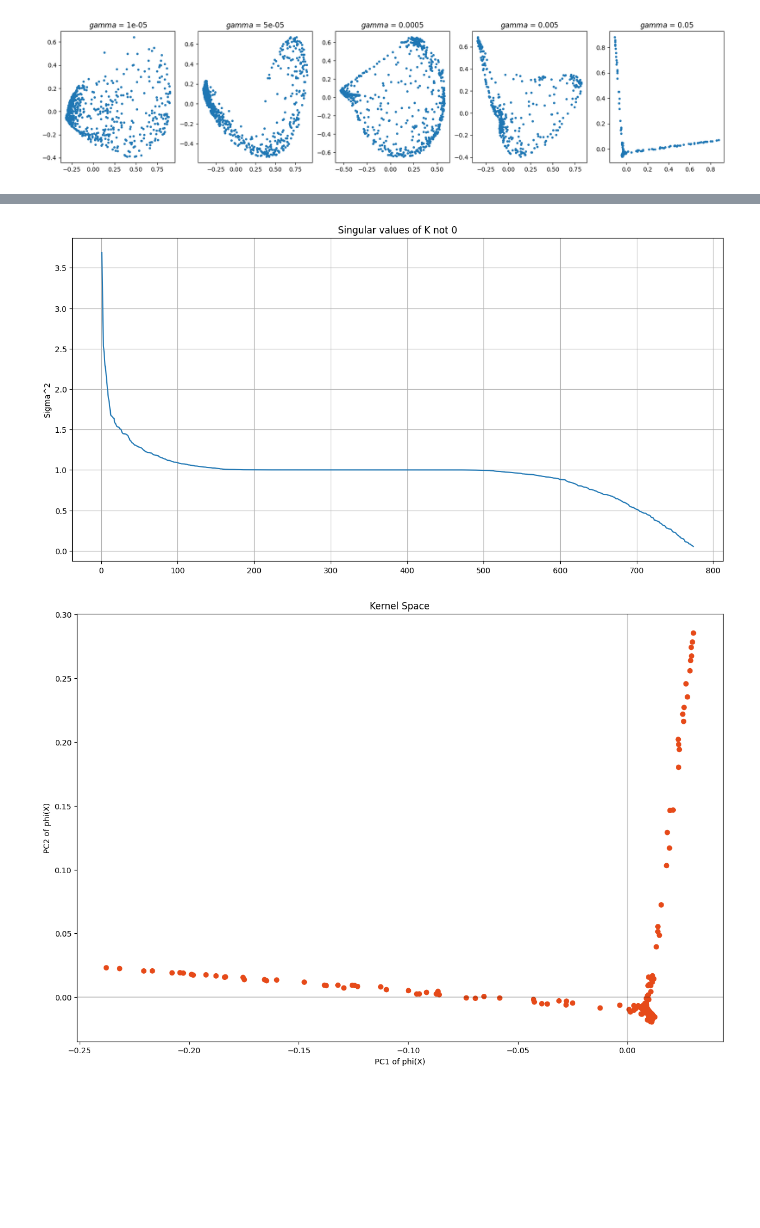
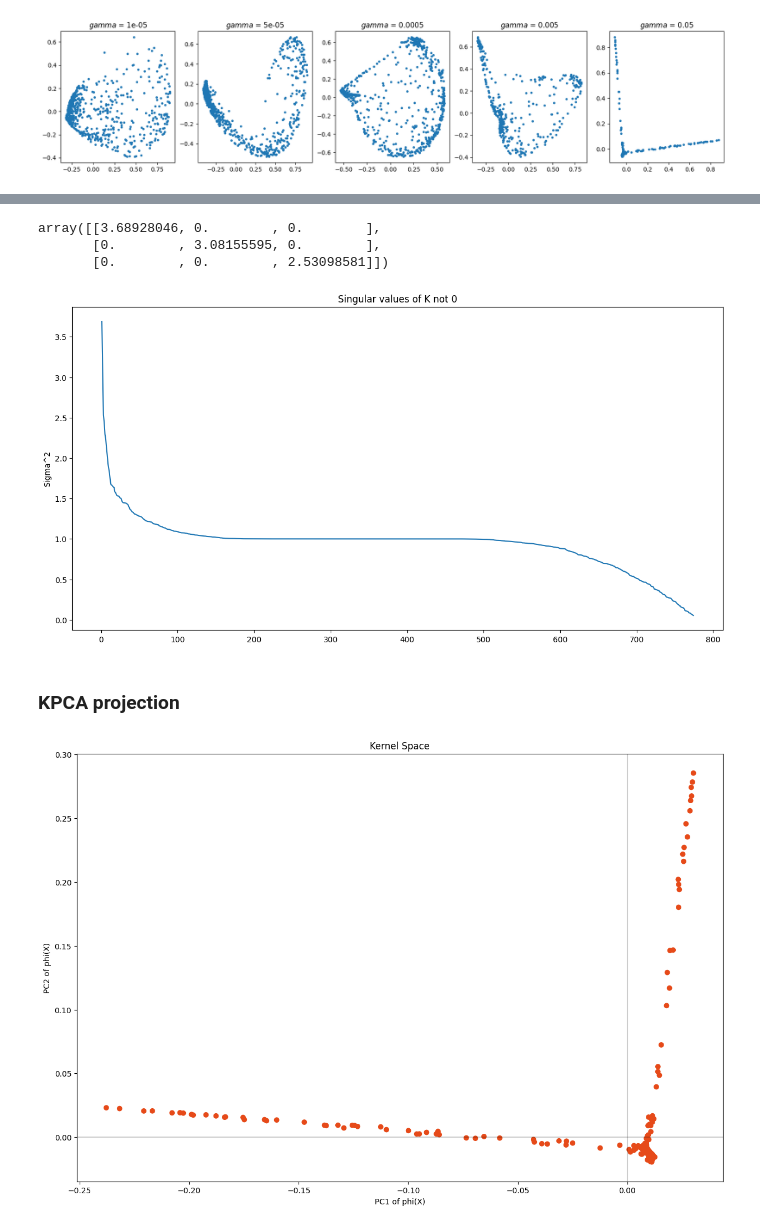
Before and after one commit to kaleabyared/Unsupervised_Learning, a Jupyter notebook: notebooks/usl_kernel_pca_002.ipynb, the cells around one changed output, grey strips where cells are left out. Saved outputs shown, nothing was run; the diff lists cells and outputs as text; code cells hidden in the pictures; blank space fills up the shorter version.

Commit message:
summary to pca and kpca

```diff
--- a/notebooks/usl_kernel_pca_002.ipynb
+++ b/notebooks/usl_kernel_pca_002.ipynb
@@ -77,7 +94,7 @@ class kernel:
     def __init__(self, gamma = 1):
         self.gamma = gamma
 
-    def rbf(self, x, y):
+    def expk(self, x, y):
         return np.exp(- self.gamma * (np.linalg.norm(x-y)**2))
 # %%
 class KPCA:
@@ -125,10 +142,9 @@ class KPCA:
         self.scores = self.sigma @ self.v.T
         return self.scores
 # %%
-X = data.T # X must be dxn
-#k = kernel(gamma = 0.05).rbf
+X = data.T
 
-k = kernel(gamma = 0.05).rbf
+k = kernel(gamma = 0.05).expk
 kpca = KPCA(X, k, 3)
 scores = kpca.project()
 # %%
@@ -137,17 +153,24 @@ K = kpca.K #Kernel matrix
 V = kpca.v #Matrix of eigenvectors
 S = kpca.sigma #Diagonal matrix of (real) singular values
 E = kpca.tuplas_eig
+# %%
+S
+# %% [output]
+array([[3.68928046, 0.        , 0.        ],
+       [0.        , 3.08155595, 0.        ],
+       [0.        , 0.        , 2.53098581]])
 # %%
 eig_plot = [np.real_if_close(e, tol=1) for (e, _) in E if e > 0.01]
 
 fig = plt.figure(figsize=(15,7.5))
 plt.plot(list(range(1, len(eig_plot) + 1)), eig_plot)
-plt.grid(True)
 plt.title('Singular values of K not 0')
 plt.ylabel('Sigma^2')
 plt.show()
 # %% [output]
-[figure, old version]
+[figure, new version]
+# %% [markdown]
+### KPCA projection
 # %%
 Y = np.ones(X.shape[1])
 colors = ['#E64A19' if e==1 else '#FFB300' for e in Y]
```
Also changed, not shown: parts of 28 cells of this notebook, 1 other file.
